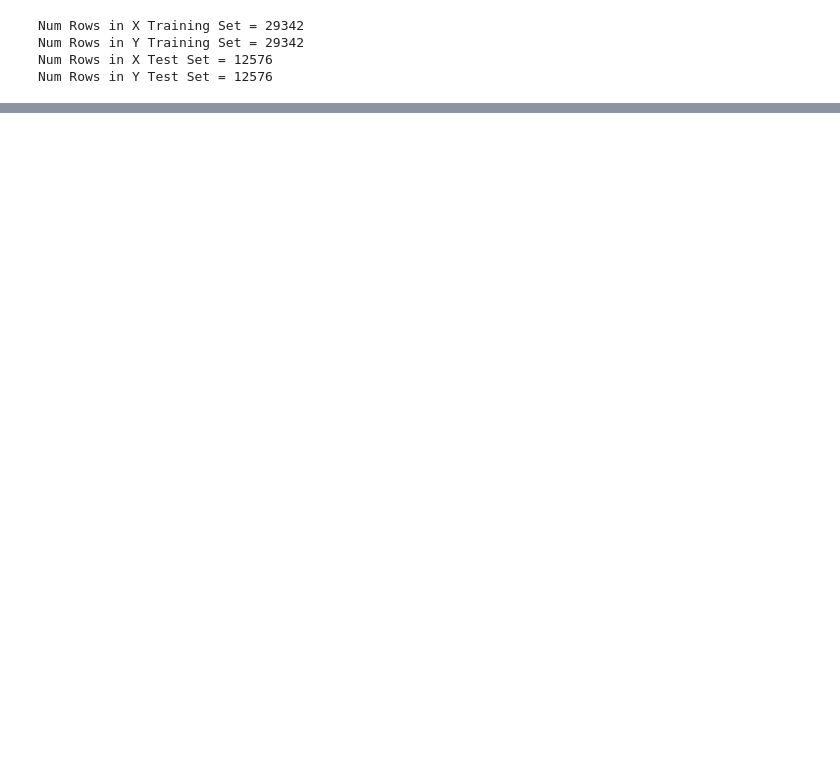
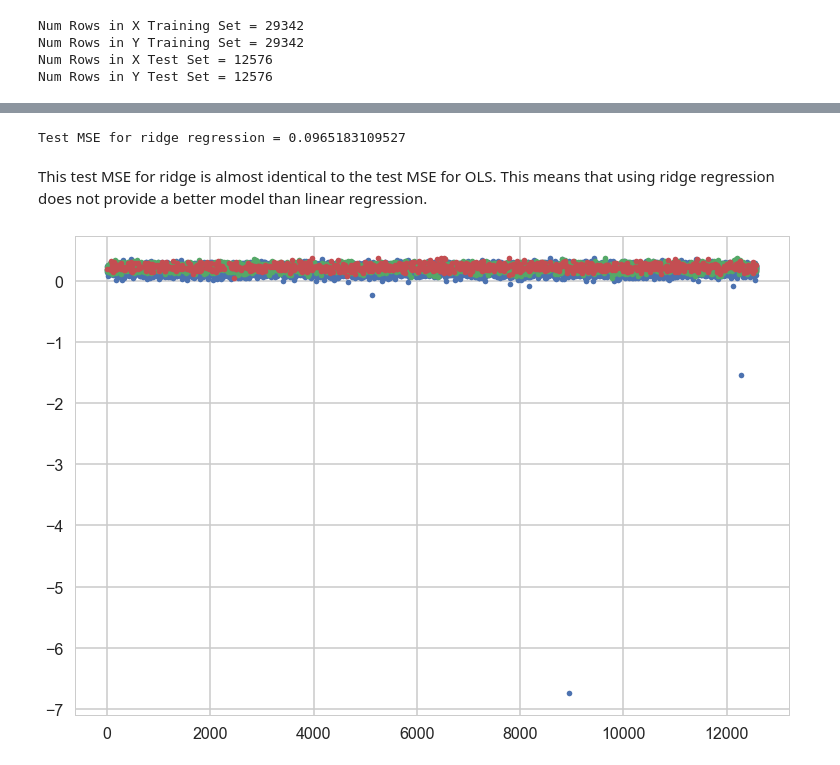
Before and after one commit to bfine9618/PredictingInterestLevel, a Jupyter notebook: Brooke_Interaction_Terms.ipynb, the cells around one changed output, grey strips where cells are left out. Saved outputs shown, nothing was run; the diff lists cells and outputs as text; code cells hidden in the pictures; blank space fills up the shorter version.

```diff
--- a/Brooke_Interaction_Terms.ipynb
+++ b/Brooke_Interaction_Terms.ipynb
@@ -146,0 +197,20 @@ pd.to_json('./typedData/')
+# %%
+# Run Ridge regression on test data
+ridge = Ridge(alpha=ridgecv.alpha_, normalize=True)
+X_test_wo_obj = X_test.select_dtypes(exclude=['object'])
+X_test_wo_obj = X_test_wo_obj.drop(['interestVal'],axis=1)
+ridge.fit(X_tr_wo_obj, Y_tr)
+print('Test MSE for ridge regression = %s' % mean_squared_error(Y_test, ridge.predict(X_test_wo_obj)))
+# %% [output]
+Test MSE for ridge regression = 0.0965183109527
+# %% [markdown]
+This test MSE for ridge is almost identical to the test MSE for OLS.  This means that using ridge regression does not provide a better model than linear regression.
+# %%
+preds_ridge = ridge.predict(X_test_wo_obj)
+interst_level = X_test['interest_level']
+clf_ridge = pd.DataFrame([preds_ridge, interst_level], index ={'prediction','interest'}).transpose()
+# %%
+for i in clf_ridge['interest'].unique():
+    plt.plot(clf_ridge[clf_ridge['interest']==i]['prediction'], '.')
+# %% [output]
+[figure, added]
```
Also changed, not shown: parts of 26 cells of this notebook, 1 other file.
